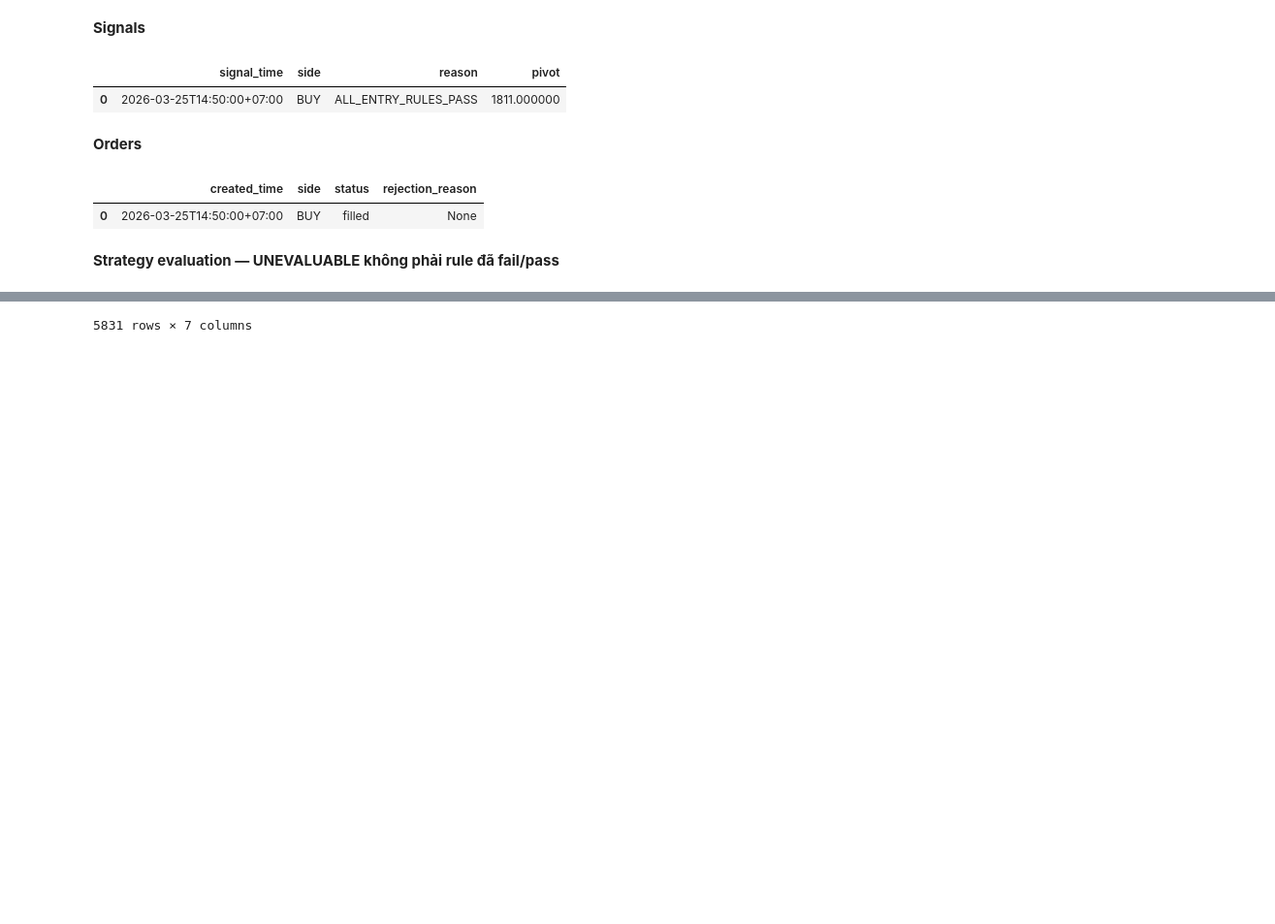
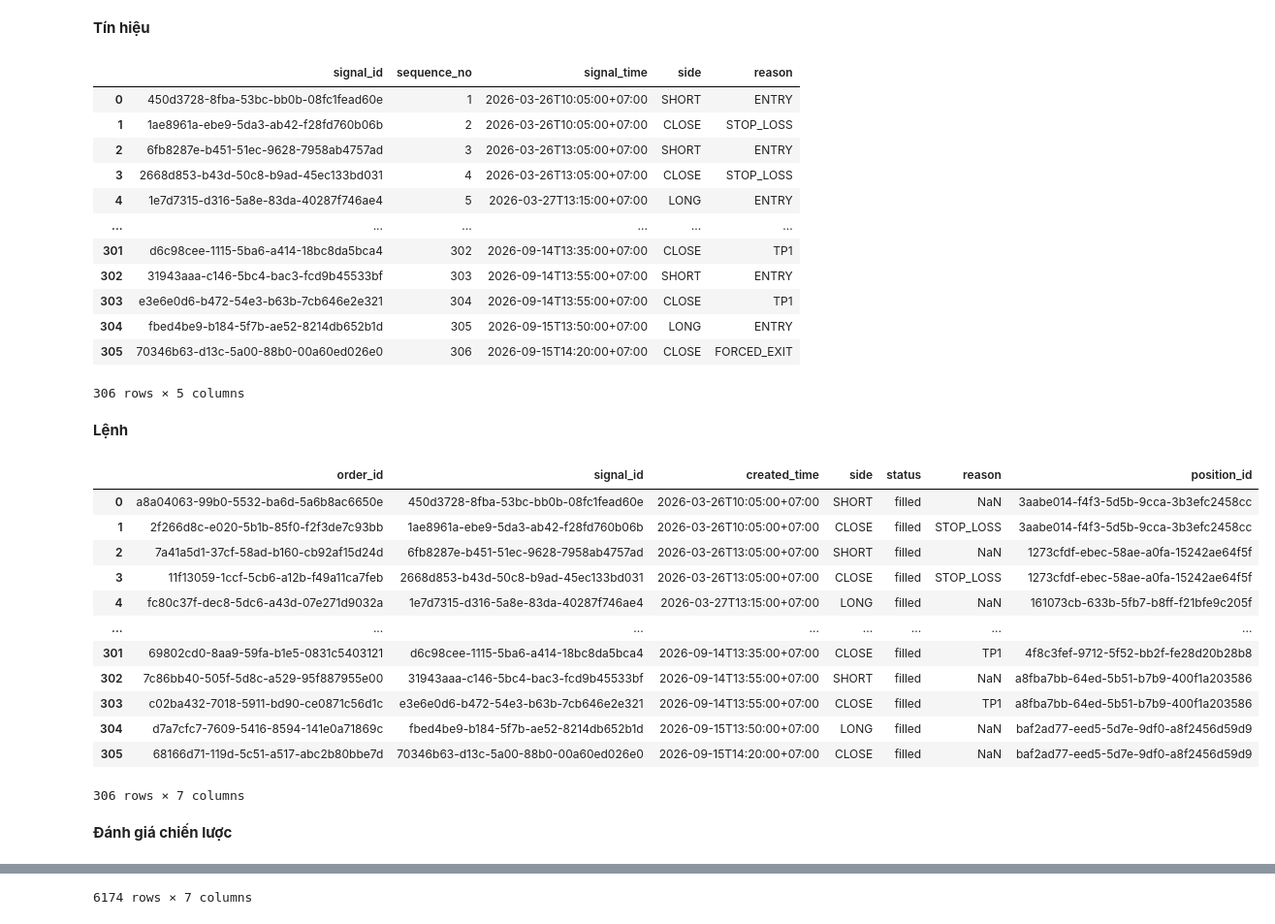
Before and after one commit to trivo-de/back-testing, a Jupyter notebook: notebooks/backtest-results.ipynb, the cells around one changed output, grey strips where cells are left out. Shown at 97% size. Cells and saved outputs as stored; diff of their text form; code cells hidden in the pictures; blank space fills up the shorter version.

Commit message:
docs: update notebook results to match current source

```diff
--- a/notebooks/backtest-results.ipynb
+++ b/notebooks/backtest-results.ipynb
@@ -11,23 +13,10 @@ Kỳ báo cáo đã duyệt: 25/03–15/09/2026; dữ liệu 18–24/03 làm war
 # %%
 import json
 import os
-from pathlib import Path
 from urllib.error import HTTPError
 from urllib.request import Request, urlopen
 
 import pandas as pd
 from IPython.display import Markdown, display
 
-PROJECT_ROOT = Path.cwd()
-if not (PROJECT_ROOT / "pyproject.toml").exists():
-    PROJECT_ROOT = PROJECT_ROOT.parent
 API_URL = os.getenv("BACKTEST_API_URL", "http://127.0.0.1:8000").rstrip("/")
-PAYLOAD_PATH = Path(os.getenv(
-    "BACKTEST_PAYLOAD",
-    str(PROJECT_ROOT / "data/payload.json"),
-))
-payload = json.loads(PAYLOAD_PATH.read_text(encoding="utf-8"))
-if os.getenv("BACKTEST_REPORT_START"):
-    payload.setdefault("report", {})["start_date"] = os.environ["BACKTEST_REPORT_START"]
-if os.getenv("BACKTEST_REPORT_END"):
-    payload.setdefault("report", {})["end_date"] = os.environ["BACKTEST_REPORT_END"]
@@ -126,5 +726,5 @@ display(Markdown(
 # %%
-def show_table(rows, columns):
-    frame = pd.DataFrame(rows, columns=columns)
+def show_table(rows):
+    frame = pd.DataFrame(rows)
     display(frame if not frame.empty else Markdown("_Không có dữ liệu._"))
 # %% [markdown]
@@ -194,15 +808,37 @@ Phần audit giải thích đường đi từ quyết định strategy tới exe
 # %%
-display(Markdown("**Signals**"))
-show_table(result["signals"], ["signal_time", "side", "reason", "pivot"])
-display(Markdown("**Orders**"))
-show_table(result["orders"], ["created_time", "side", "status", "rejection_reason"])
-display(Markdown("**Strategy evaluation — UNEVALUABLE không phải rule đã fail/pass**"))
-show_table(result["evaluations"], ["time", "status", "reason", "market_sample_count", "market_available_at", "market_close", "indicators"])
+display(Markdown("**Tín hiệu**"))
+show_table(result["signals"])
+display(Markdown("**Lệnh**"))
+show_table(result["orders"])
+display(Markdown("**Đánh giá chiến lược**"))
+show_table(result.get("evaluations", []))
 # %% [output]
-**Signals**
+**Tín hiệu**
-|  | signal_time | side | reason | pivot |
-| 0 | 2026-03-25T14:50:00+07:00 | BUY | ALL_ENTRY_RULES_PASS | 1811.000000 |
+|  | signal_id | sequence_no | signal_time | side | reason |
+| 0 | 450d3728-8fba-53bc-bb0b-08fc1fead60e | 1 | 2026-03-26T10:05:00+07:00 | SHORT | ENTRY |
+| 1 | 1ae8961a-ebe9-5da3-ab42-f28fd760b06b | 2 | 2026-03-26T10:05:00+07:00 | CLOSE | STOP_LOSS |
+| 2 | 6fb8287e-b451-51ec-9628-7958ab4757ad | 3 | 2026-03-26T13:05:00+07:00 | SHORT | ENTRY |
+| 3 | 2668d853-b43d-50c8-b9ad-45ec133bd031 | 4 | 2026-03-26T13:05:00+07:00 | CLOSE | STOP_LOSS |
+| 4 | 1e7d7315-d316-5a8e-83da-40287f746ae4 | 5 | 2026-03-27T13:15:00+07:00 | LONG | ENTRY |
+| ... | ... | ... | ... | ... | ... |
+| 301 | d6c98cee-1115-5ba6-a414-18bc8da5bca4 | 302 | 2026-09-14T13:35:00+07:00 | CLOSE | TP1 |
+| 302 | 31943aaa-c146-5bc4-bac3-fcd9b45533bf | 303 | 2026-09-14T13:55:00+07:00 | SHORT | ENTRY |
+| 303 | e3e6e0d6-b472-54e3-b63b-7cb646e2e321 | 304 | 2026-09-14T13:55:00+07:00 | CLOSE | TP1 |
+| 304 | fbed4be9-b184-5f7b-ae52-8214db652b1d | 305 | 2026-09-15T13:50:00+07:00 | LONG | ENTRY |
+| 305 | 70346b63-d13c-5a00-88b0-00a60ed026e0 | 306 | 2026-09-15T14:20:00+07:00 | CLOSE | FORCED_EXIT |
+306 rows × 5 columns
-**Orders**
+**Lệnh**
-|  | created_time | side | status | rejection_reason |
-| 0 | 2026-03-25T14:50:00+07:00 | BUY | filled | None |
+|  | order_id | signal_id | created_time | side | status | reason | position_id |
+| 0 | a8a04063-99b0-5532-ba6d-5a6b8ac6650e | 450d3728-8fba-53bc-bb0b-08fc1fead60e | 2026-03-26T10:05:00+07:00 | SHORT | filled | NaN | 3aabe014-f4f3-5d5b-9cca-3b3efc2458cc |
+| 1 | 2f266d8c-e020-5b1b-85f0-f2f3de7c93bb | 1ae8961a-ebe9-5da3-ab42-f28fd760b06b | 2026-03-26T10:05:00+07:00 | CLOSE | filled | STOP_LOSS | 3aabe014-f4f3-5d5b-9cca-3b3efc2458cc |
+| 2 | 7a41a5d1-37cf-58ad-b160-cb92af15d24d | 6fb8287e-b451-51ec-9628-7958ab4757ad | 2026-03-26T13:05:00+07:00 | SHORT | filled | NaN | 1273cfdf-ebec-58ae-a0fa-15242ae64f5f |
+| 3 | 11f13059-1ccf-5cb6-a12b-f49a11ca7feb | 2668d853-b43d-50c8-b9ad-45ec133bd031 | 2026-03-26T13:05:00+07:00 | CLOSE | filled | STOP_LOSS | 1273cfdf-ebec-58ae-a0fa-15242ae64f5f |
+| 4 | fc80c37f-dec8-5dc6-a43d-07e271d9032a | 1e7d7315-d316-5a8e-83da-40287f746ae4 | 2026-03-27T13:15:00+07:00 | LONG | filled | NaN | 161073cb-633b-5fb7-b8ff-f21bfe9c205f |
+| ... | ... | ... | ... | ... | ... | ... | ... |
+| 301 | 69802cd0-8aa9-59fa-b1e5-0831c5403121 | d6c98cee-1115-5ba6-a414-18bc8da5bca4 | 2026-09-14T13:35:00+07:00 | CLOSE | filled | TP1 | 4f8c3fef-9712-5f52-bb2f-fe28d20b28b8 |
+| 302 | 7c86bb40-505f-5d8c-a529-95f887955e00 | 31943aaa-c146-5bc4-bac3-fcd9b45533bf | 2026-09-14T13:55:00+07:00 | SHORT | filled | NaN | a8fba7bb-64ed-5b51-b7b9-400f1a203586 |
+| 303 | c02ba432-7018-5911-bd90-ce0871c56d1c | e3e6e0d6-b472-54e3-b63b-7cb646e2e321 | 2026-09-14T13:55:00+07:00 | CLOSE | filled | TP1 | a8fba7bb-64ed-5b51-b7b9-400f1a203586 |
+| 304 | d7a7cfc7-7609-5416-8594-141e0a71869c | fbed4be9-b184-5f7b-ae52-8214db652b1d | 2026-09-15T13:50:00+07:00 | LONG | filled | NaN | baf2ad77-eed5-5d7e-9df0-a8f2456d59d9 |
+| 305 | 68166d71-119d-5c51-a517-abc2b80bbe7d | 70346b63-d13c-5a00-88b0-00a60ed026e0 | 2026-09-15T14:20:00+07:00 | CLOSE | filled | NaN | baf2ad77-eed5-5d7e-9df0-a8f2456d59d9 |
+306 rows × 7 columns
-**Strategy evaluation — UNEVALUABLE không phải rule đã fail/pass**
+**Đánh giá chiến lược**
@@ -221,2 +857,2 @@ show_table(result["evaluations"], ["time", "status", "reason", "market_sample_co
-5831 rows × 7 columns
+6174 rows × 7 columns
 # %% [markdown]
```
Also changed, not shown: parts of 18 cells of this notebook.
